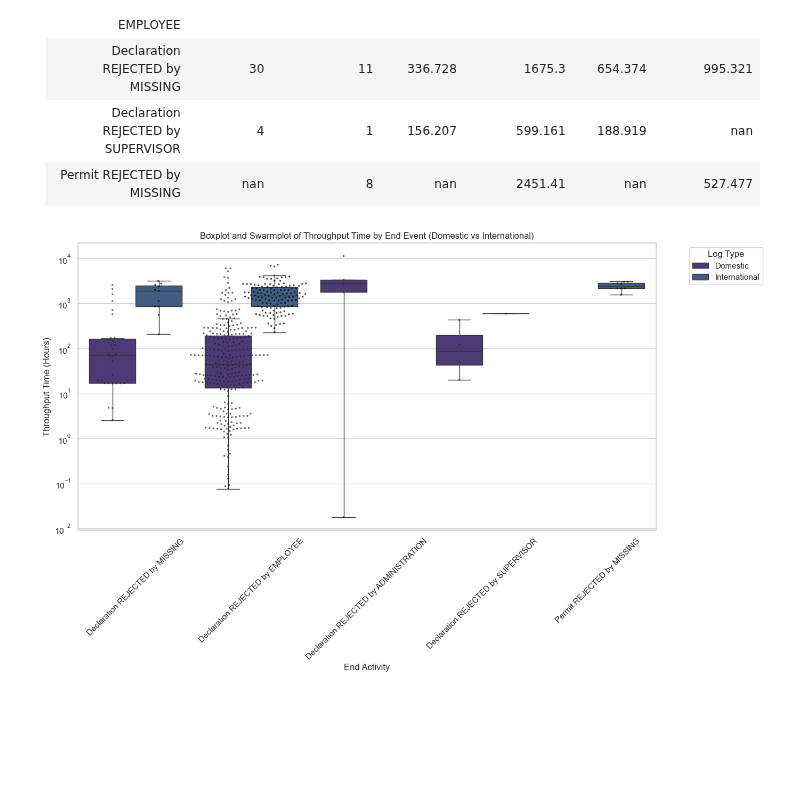
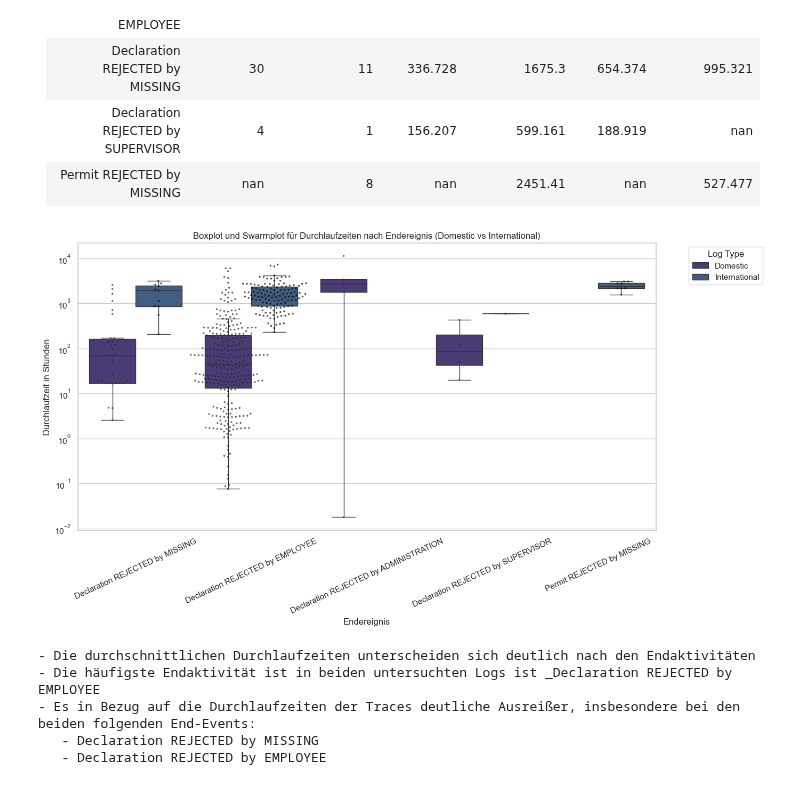
Before and after one commit to Flemming-R/MADS23a_PM-HA_Filali_Teppris_Rommelfangen, a Jupyter notebook: notebooks/1_Process_Discovery/Rejections_and_reasons.ipynb, the cells around one changed output. Cells and saved outputs as stored; diff of their text form; code cells hidden in the pictures; blank space fills up the shorter version.

```diff
--- a/notebooks/1_Process_Discovery/Rejections_and_reasons.ipynb
+++ b/notebooks/1_Process_Discovery/Rejections_and_reasons.ipynb
@@ -233,35 +233,47 @@ sns.swarmplot(
     hue='Log Type',
     data=df_combined,
     dodge=True,
     marker='.',
     alpha=0.7,
     color='black'
     )
 
 # Scale the y-axis logarithmically
 plt.yscale('log')
 
 # Customize the plot
-plt.title('Boxplot and Swarmplot of Throughput Time by End Event (Domestic vs International)')
-plt.xlabel('End Activity')
-plt.ylabel('Throughput Time (Hours)')
-plt.xticks(rotation=45)  # Rotate x labels for better readability
+plt.title('Boxplot und Swarmplot für Durchlaufzeiten nach Endereignis (Domestic vs International)')
+plt.xlabel('Endereignis')
+plt.ylabel('Durchlaufzeit in Stunden')
+plt.xticks(rotation=25)  # Rotate x labels for better readability
 
 # Warnungen unterdrücken, um den Output übersichtlich zu halten:
 warnings.filterwarnings("ignore", category=FutureWarning)
 
 # Remove the swarmplot legend by getting the handles and labels
 handles, labels = plt.gca().get_legend_handles_labels()
 # Keep only the first two handles (for boxplot) and their labels
 plt.legend(
     handles[:2],
     labels[:2],
     title='Log Type',
     bbox_to_anchor=(1.05, 1),
     loc='upper left'
     )
 
 # Show the plot
 plt.show()
+
+print(f'- Die durchschnittlichen Durchlaufzeiten unterscheiden sich deutlich nach den Endaktivitäten\n'
+      '- Die häufigste Endaktivität ist in beiden untersuchten Logs ist _Declaration REJECTED by EMPLOYEE\n'
+      '- Es in Bezug auf die Durchlaufzeiten der Traces deutliche Ausreißer, insbesondere bei den beiden folgenden End-Events:\n'
+        '   - Declaration REJECTED by MISSING\n'
+        '   - Declaration REJECTED by EMPLOYEE'
+      )
 # %% [output]
-[figure, old version]
+[figure, new version]
+- Die durchschnittlichen Durchlaufzeiten unterscheiden sich deutlich nach den Endaktivitäten
+- Die häufigste Endaktivität ist in beiden untersuchten Logs ist _Declaration REJECTED by EMPLOYEE
+- Es in Bezug auf die Durchlaufzeiten der Traces deutliche Ausreißer, insbesondere bei den beiden folgenden End-Events:
+   - Declaration REJECTED by MISSING
+   - Declaration REJECTED by EMPLOYEE
```
Also changed, not shown: 1 other file.
